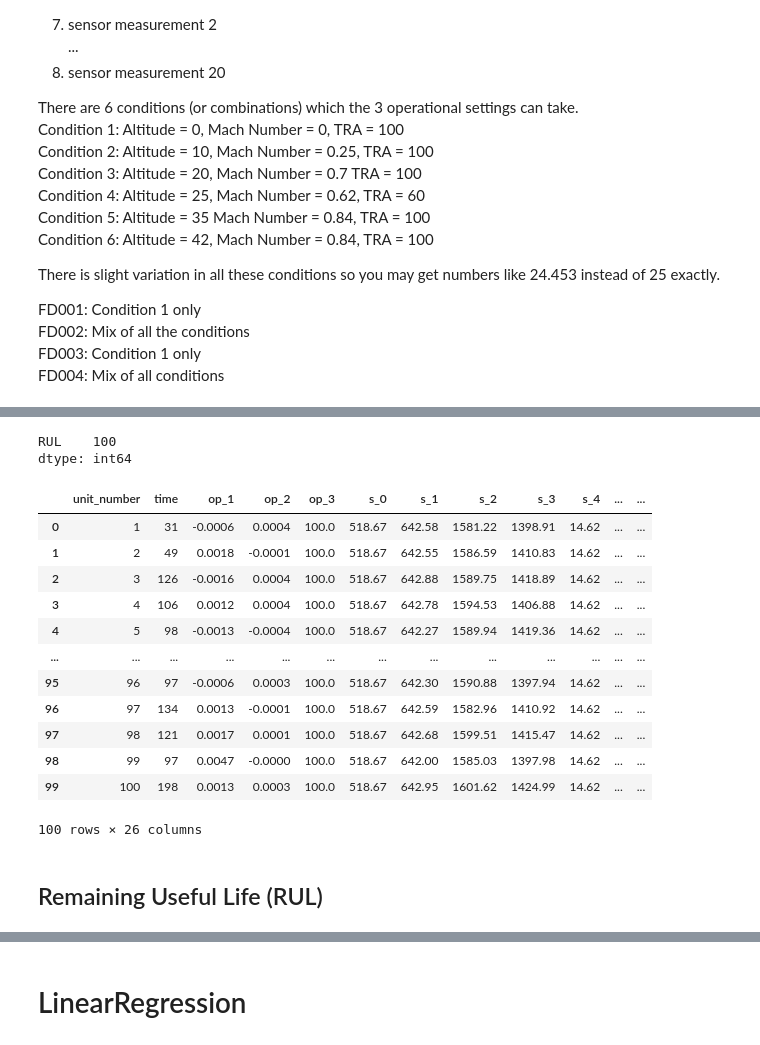
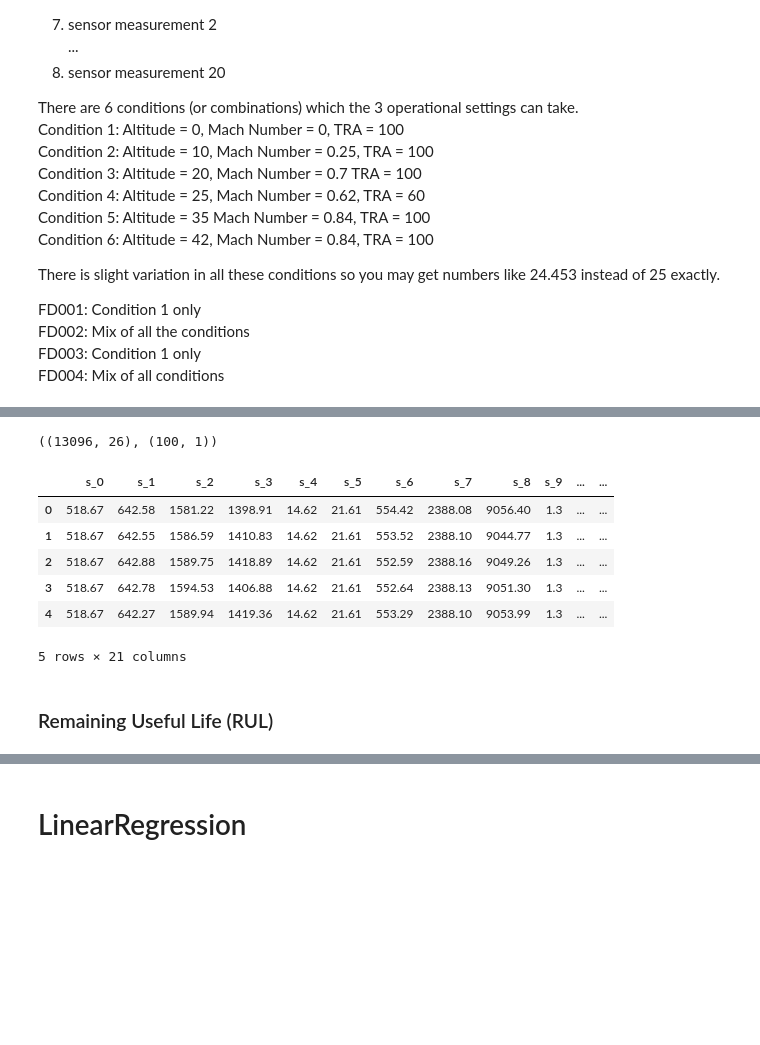
Before and after one commit to arthursl12/POC1, a Jupyter notebook: POC1_Turbofan_FD001_Model.ipynb, the cells around one changed output, grey strips where cells are left out. Cells and saved outputs as stored; diff of their text form; code cells hidden in the pictures; blank space fills up the shorter version.

```diff
--- a/POC1_Turbofan_FD001_Model.ipynb
+++ b/POC1_Turbofan_FD001_Model.ipynb
@@ -33,0 +104,2 @@ folder='/content/CMaps/'
+# %%
+proc = DatasetProcessing()
@@ -111,25 +162,17 @@ test
-# %%
-y_test.count()
-# %% [output]
-RUL    100
-dtype: int64
-# %%
-# Let's take only the last line for each test set
-test1 = test.groupby('unit_number').last().reset_index()
-test1
-# %% [output]
-|  | unit_number | time | op_1 | op_2 | op_3 | s_0 | s_1 | s_2 | s_3 | s_4 | ... | ... |
-| 0 | 1 | 31 | -0.0006 | 0.0004 | 100.0 | 518.67 | 642.58 | 1581.22 | 1398.91 | 14.62 | ... | ... |
-| 1 | 2 | 49 | 0.0018 | -0.0001 | 100.0 | 518.67 | 642.55 | 1586.59 | 1410.83 | 14.62 | ... | ... |
-| 2 | 3 | 126 | -0.0016 | 0.0004 | 100.0 | 518.67 | 642.88 | 1589.75 | 1418.89 | 14.62 | ... | ... |
-| 3 | 4 | 106 | 0.0012 | 0.0004 | 100.0 | 518.67 | 642.78 | 1594.53 | 1406.88 | 14.62 | ... | ... |
-| 4 | 5 | 98 | -0.0013 | -0.0004 | 100.0 | 518.67 | 642.27 | 1589.94 | 1419.36 | 14.62 | ... | ... |
-| ... | ... | ... | ... | ... | ... | ... | ... | ... | ... | ... | ... | ... |
-| 95 | 96 | 97 | -0.0006 | 0.0003 | 100.0 | 518.67 | 642.30 | 1590.88 | 1397.94 | 14.62 | ... | ... |
-| 96 | 97 | 134 | 0.0013 | -0.0001 | 100.0 | 518.67 | 642.59 | 1582.96 | 1410.92 | 14.62 | ... | ... |
-| 97 | 98 | 121 | 0.0017 | 0.0001 | 100.0 | 518.67 | 642.68 | 1599.51 | 1415.47 | 14.62 | ... | ... |
-| 98 | 99 | 97 | 0.0047 | -0.0000 | 100.0 | 518.67 | 642.00 | 1585.03 | 1397.98 | 14.62 | ... | ... |
-| 99 | 100 | 198 | 0.0013 | 0.0003 | 100.0 | 518.67 | 642.95 | 1601.62 | 1424.99 | 14.62 | ... | ... |
-100 rows × 26 columns
+# %%
+test.shape, y_test.shape
+# %% [output]
+((13096, 26), (100, 1))
+# %%
+test_last = proc.transform_test(test)
+test_last.head()
+# %% [output]
+|  | s_0 | s_1 | s_2 | s_3 | s_4 | s_5 | s_6 | s_7 | s_8 | s_9 | ... | ... |
+| 0 | 518.67 | 642.58 | 1581.22 | 1398.91 | 14.62 | 21.61 | 554.42 | 2388.08 | 9056.40 | 1.3 | ... | ... |
+| 1 | 518.67 | 642.55 | 1586.59 | 1410.83 | 14.62 | 21.61 | 553.52 | 2388.10 | 9044.77 | 1.3 | ... | ... |
+| 2 | 518.67 | 642.88 | 1589.75 | 1418.89 | 14.62 | 21.61 | 552.59 | 2388.16 | 9049.26 | 1.3 | ... | ... |
+| 3 | 518.67 | 642.78 | 1594.53 | 1406.88 | 14.62 | 21.61 | 552.64 | 2388.13 | 9051.30 | 1.3 | ... | ... |
+| 4 | 518.67 | 642.27 | 1589.94 | 1419.36 | 14.62 | 21.61 | 553.29 | 2388.10 | 9053.99 | 1.3 | ... | ... |
+5 rows × 21 columns
 # %% [markdown]
-## Remaining Useful Life (RUL)
+### Remaining Useful Life (RUL)
```
Also changed, not shown: parts of 63 cells of this notebook.
